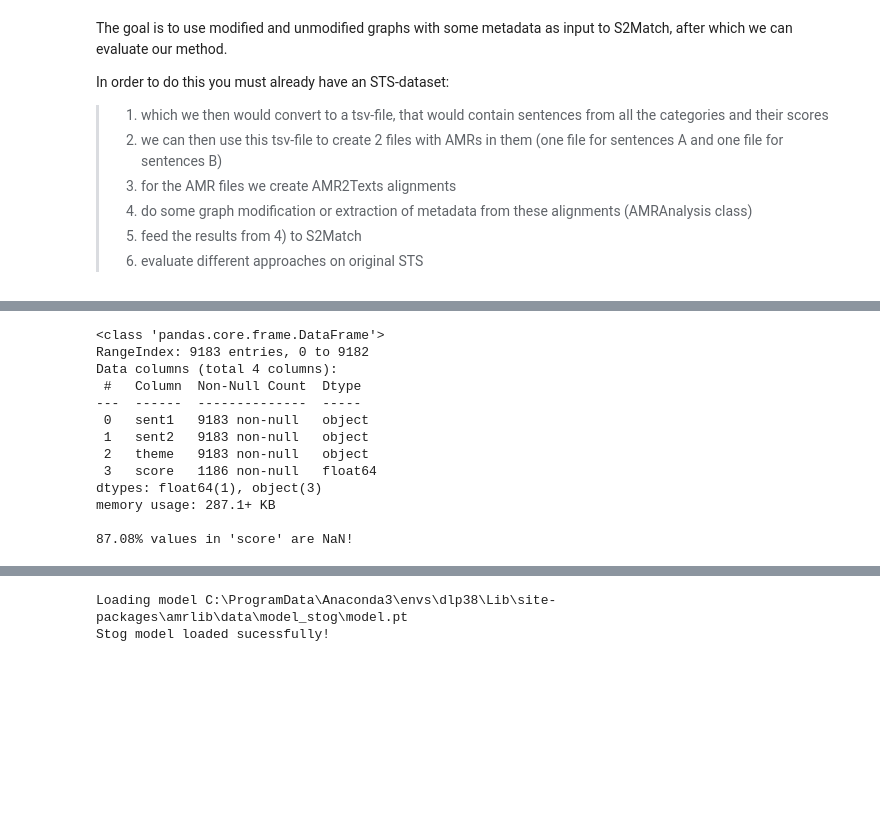
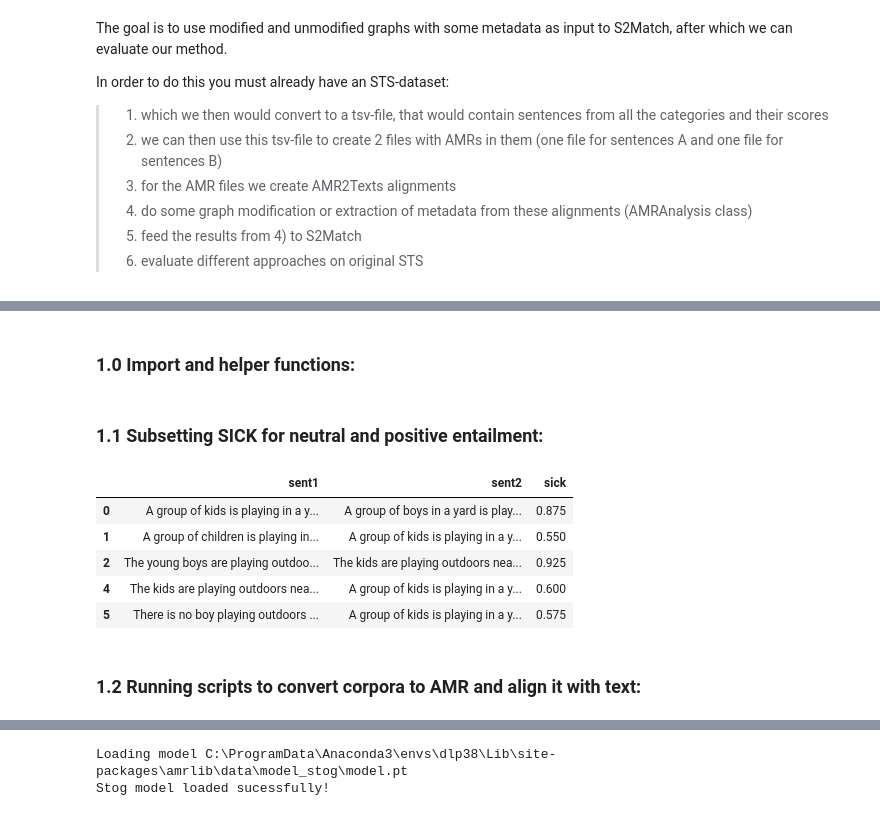
Before and after one commit to denlogv/Extending-semantic-metrics-for-AMR, a Jupyter notebook: main.ipynb, the cells around one changed output, grey strips where cells are left out. Saved outputs shown, nothing was run; the diff lists cells and outputs as text; code cells hidden in the pictures; blank space fills up the shorter version.

Commit message:
Started working with the SICK-dataset

```diff
--- a/main.ipynb
+++ b/main.ipynb
@@ -22,44 +14,3 @@ from collections import defaultdict
-# %%
-sts = Path.cwd()/'datasets'/'sts'/'sts2016-english-with-gs-v1.0'
-
-#sts = Path(args.input)
-
-sts_ds_all   = list(sts.glob('STS*.*.txt'))
-sts_ds_input = sorted([p for p in sts_ds_all if p.suffixes[0] == '.input'])
-sts_ds_gold  = sorted([p for p in sts_ds_all if p.suffixes[0] == '.gs'])
-sts_ds_input_gold = list(zip(sts_ds_input, sts_ds_gold))
-
-sts_ds = defaultdict(list)
-get_theme = lambda p: p.suffixes[1][1:]
-
-for file_input, file_gold in sts_ds_input_gold:
-    theme = get_theme(file_input)
-    with open(file_gold) as gold:
-        scores = [np.nan if not line.strip() else int(line.strip()) for line in gold.readlines()]
-        sts_ds['score'] += scores
-        sts_ds['theme'] += [theme]*len(scores)
-
-    with open(file_input) as inp:
-        for line in inp:
-            if line:
-                sent1, sent2 = line.split('\t')[:2]
-                sts_ds['sent1'].append(sent1); sts_ds['sent2'].append(sent2)
-
-sts_df = pd.DataFrame(sts_ds)[['sent1', 'sent2', 'theme', 'score']]
-sts_df.info()
-print(f"\n{100*sum(sts_df['score'].isna())/len(sts_df):.2f}% values in 'score' are NaN!")
-# %% [output]
-<class 'pandas.core.frame.DataFrame'>
-RangeIndex: 9183 entries, 0 to 9182
-Data columns (total 4 columns):
- #   Column  Non-Null Count  Dtype
----  ------  --------------  -----
- 0   sent1   9183 non-null   object
- 1   sent2   9183 non-null   object
- 2   theme   9183 non-null   object
- 3   score   1186 non-null   float64
-dtypes: float64(1), object(3)
-memory usage: 287.1+ KB
-
-87.08% values in 'score' are NaN!
+# %% [markdown]
+### 1.0 Import and helper functions:
 # %%
@@ -74,3 +34,28 @@ def run_commands(commands, shell=False):
             if line:
                 print(line)
         print()
+# %% [markdown]
+### 1.1 Subsetting SICK for neutral and positive entailment:
+# %%
+from IPython.display import display
+
+colnames = ['c1', 'sent1', 'sent2', 'entailment', 'sick', 'c6', 'c7','c8', 'c9', 'c10', 'c11', 'c12']
+
+df = pd.read_csv(Path('.')/'datasets'/'sick'/'SICK2014_full.txt', sep='\t', header=0,
+                 usecols=['sent1', 'sent2', 'sick', 'entailment'],
+                 names=colnames)
+
+df['sick'] = (df['sick'] - 1)/4
+df = df[df['entailment'] != 'CONTRADICTION']
+df.drop(columns=['entailment'], inplace=True)
+display(df.head())
+df.sort_values(by=['sick'], ascending=False).to_csv(Path('.')/'data'/'SICK2014.tsv', sep='\t', index=False)
+# %% [output]
+|  | sent1 | sent2 | sick |
+| 0 | A group of kids is playing in a y... | A group of boys in a yard is play... | 0.875 |
+| 1 | A group of children is playing in... | A group of kids is playing in a y... | 0.550 |
+| 2 | The young boys are playing outdoo... | The kids are playing outdoors nea... | 0.925 |
+| 4 | The kids are playing outdoors nea... | A group of kids is playing in a y... | 0.600 |
+| 5 | There is no boy playing outdoors ... | A group of kids is playing in a y... | 0.575 |
+# %% [markdown]
+### 1.2 Running scripts to convert corpora to AMR and align it with text:
```
Also changed, not shown: parts of 15 cells of this notebook, 7 other files.
